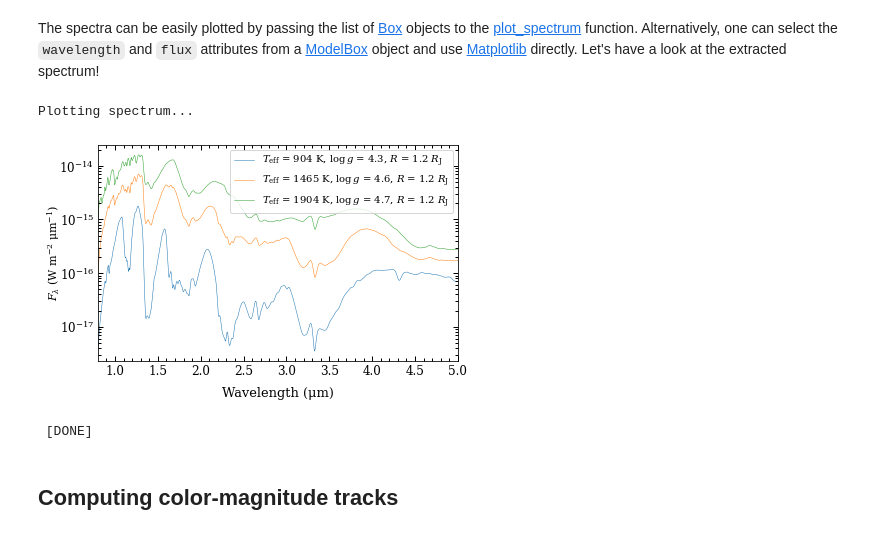
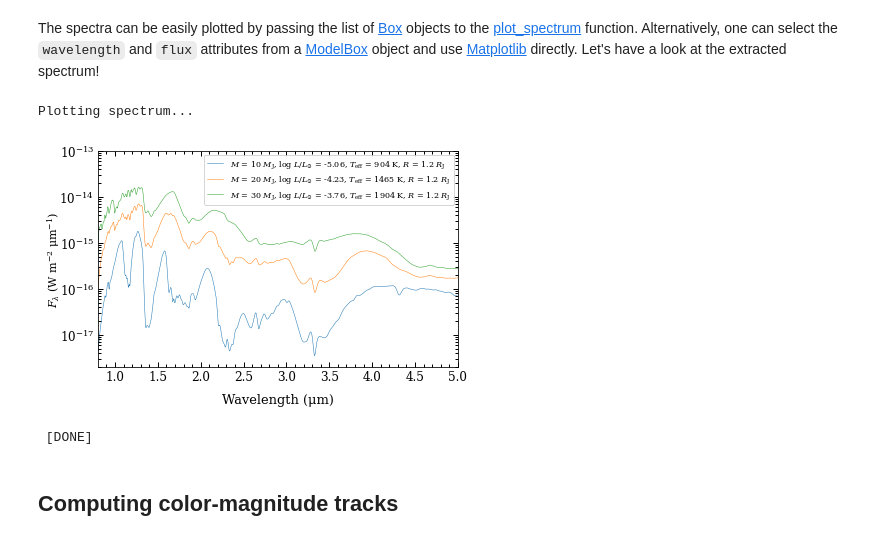
Before and after one commit to tomasstolker/species, a Jupyter notebook: docs/tutorials/read_isochrone.ipynb, the cells around one changed output. Cells and saved outputs as stored; diff of their text form; code cells hidden in the pictures.

```diff
--- a/docs/tutorials/read_isochrone.ipynb
+++ b/docs/tutorials/read_isochrone.ipynb
@@ -232,12 +232,14 @@ The spectra can be easily plotted by passing the list of [Box](https://species.r
 # %%
 fig = species.plot_spectrum(boxes=boxes,
                             figsize=(5, 3),
-                            legend={'loc': 'upper right'},
+                            legend={'loc': 'upper right', 'fontsize': 8.},
                             xlim=(0.8, 5.),
-                            scale=('linear', 'log'))
+                            ylim=(2e-18, 1e-13),
+                            scale=('linear', 'log'),
+                            leg_param=['mass', 'luminosity', 'teff', 'radius'])
 # %% [output]
 Plotting spectrum...
-[figure, old version]
+[figure, new version]
  [DONE]
 # %% [markdown]
 ## Computing color-magnitude tracks
```
Also changed, not shown: 5 other files.
